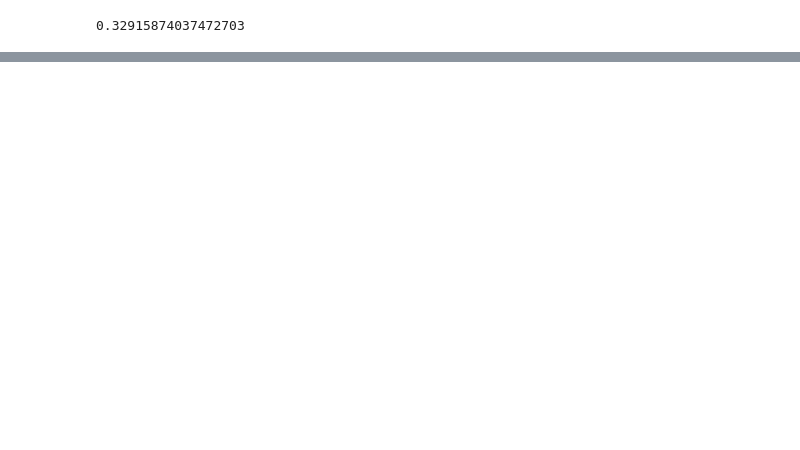
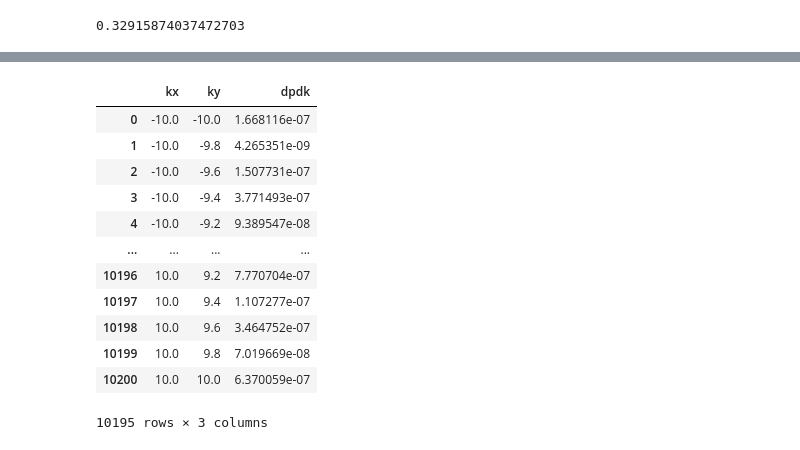
Before and after one commit to sewerininc/poetry_envs, a Jupyter notebook: ultrafast_science/Sidste_afl2_mac_doku.ipynb, the cells around one changed output, grey strips where cells are left out. Cells and saved outputs as stored; diff of their text form; code cells hidden in the pictures; blank space fills up the shorter version.

```diff
--- a/ultrafast_science/Sidste_afl2_mac_doku.ipynb
+++ b/ultrafast_science/Sidste_afl2_mac_doku.ipynb
@@ -262,0 +290,16 @@ for i, kx in enumerate(kxs):
+# %%
+df.loc[df["dpdk"] < 1]
+# %% [output]
+|  | kx | ky | dpdk |
+| 0 | -10.0 | -10.0 | 1.668116e-07 |
+| 1 | -10.0 | -9.8 | 4.265351e-09 |
+| 2 | -10.0 | -9.6 | 1.507731e-07 |
+| 3 | -10.0 | -9.4 | 3.771493e-07 |
+| 4 | -10.0 | -9.2 | 9.389547e-08 |
+| ... | ... | ... | ... |
+| 10196 | 10.0 | 9.2 | 7.770704e-07 |
+| 10197 | 10.0 | 9.4 | 1.107277e-07 |
+| 10198 | 10.0 | 9.6 | 3.464752e-07 |
+| 10199 | 10.0 | 9.8 | 7.019669e-08 |
+| 10200 | 10.0 | 10.0 | 6.370059e-07 |
+10195 rows × 3 columns
```
Also changed, not shown: parts of 16 cells of this notebook, 1 other file.
